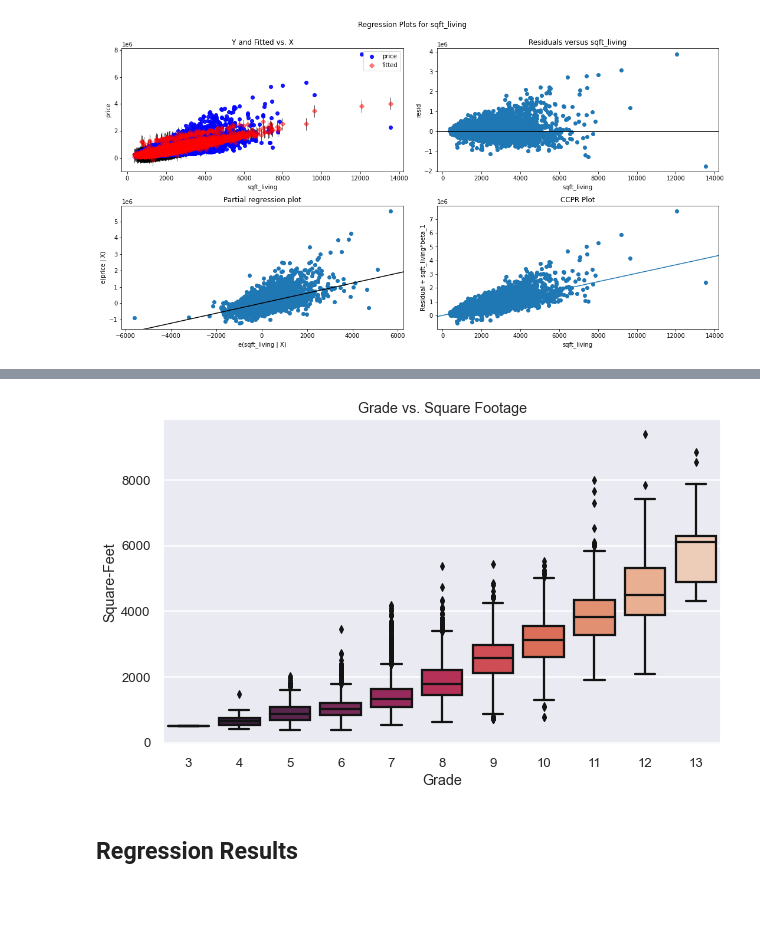
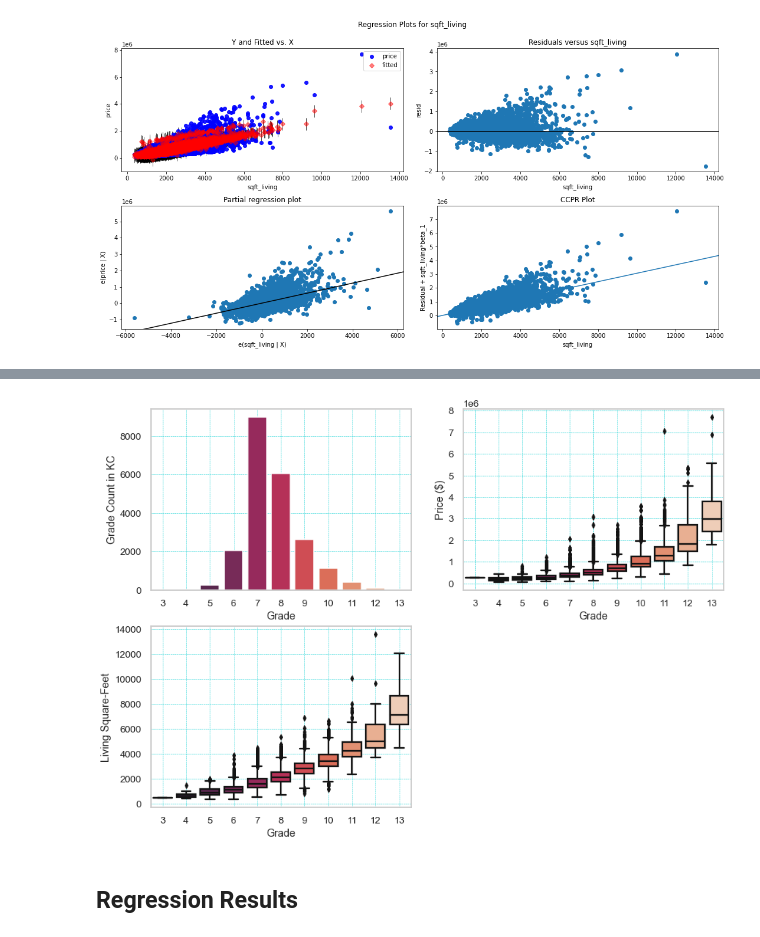
Before and after one commit to deepssharma/dsc-phase-2-project-v2-3, a Jupyter notebook: index.ipynb, the cells around one changed output, grey strips where cells are left out. Saved outputs shown, nothing was run; the diff lists cells and outputs as text; code cells hidden in the pictures; blank space fills up the shorter version.

```diff
--- a/index.ipynb
+++ b/index.ipynb
@@ -1170,14 +1197,3 @@ fig = sm.graphics.plot_regress_exog(lmodel, 'sqft_living', fig=fig)
 plt.show()
 # %% [output]
 [figure]
-# %%
-sns.set_style("darkgrid")
-plt.figure(figsize=(10,6))
-sns.set_context("talk", font_scale=0.8)
-x = df.grade_val
-y1 = df.price
-ax = sns.boxplot(x=x, y=y1, palette="rocket", color="k")
-ax.set_title('Price vs Grade')
-ax.set_xlabel('Grade')
-ax.set_ylabel('Price ($)')
-plt.show()
@@ -1197,14 +1200,31 @@ plt.show()
-# %%
-plt.figure(figsize=(10,6))
-x = df.grade_val
-y1 =df.sqft_above
-ax = sns.boxplot(x=x, y=y1, palette="rocket", color="k")
-ax.set_title('Grade vs. Square Footage')
-ax.set_xlabel('Grade')
-ax.set_ylabel('Square-Feet')
-plt.show()
-# %% [output]
-[figure, removed]
+# %%
+fig, axes = plt.subplots(nrows=2, ncols=2, figsize=(14,10))
+x = df.grade_val
+y1 =df.sqft_living
+y2 = df.price
+
+sns.countplot(ax=axes[0,0],x=x, palette="rocket", color="k")
+#axes[0,0].set_title('Grade Count of KC Housing Set')
+axes[0,0].set_xlabel('Grade')
+axes[0,0].set_ylabel('Grade Count in KC')
+axes[0,0].grid(True, color = 'DarkTurquoise', alpha=1, linestyle = '--', linewidth = 0.5)
+
+sns.boxplot(ax=axes[0,1],x=x, y=y2, palette="rocket", color="k")
+#axes[0,1].set_title('Price vs Grade')
+axes[0,1].set_xlabel('Grade')
+axes[0,1].set_ylabel('Price ($)')
+axes[0,1].grid(True, color = 'DarkTurquoise', alpha=1, linestyle = '--', linewidth = 0.5)
+
+sns.boxplot(ax=axes[1,0],x=x, y=y1, palette="rocket", color="k")
+#axes[1,0].set_title('Grade vs. Living Square Footage')
+axes[1,0].set_xlabel('Grade')
+axes[1,0].set_ylabel('Living Square-Feet')
+axes[1,0].grid(True, color = 'DarkTurquoise', alpha=1, linestyle = '--', linewidth = 0.5)
+fig.delaxes(axes[1,1])
+plt.savefig('./figs/qqplot_logdata.png')
+#plt.show()
+# %% [output]
+[figure, added]
 # %% [markdown]
 ## Regression Results
 # %% [markdown]
```
Also changed, not shown: parts of 18 cells of this notebook, 1 other file.
